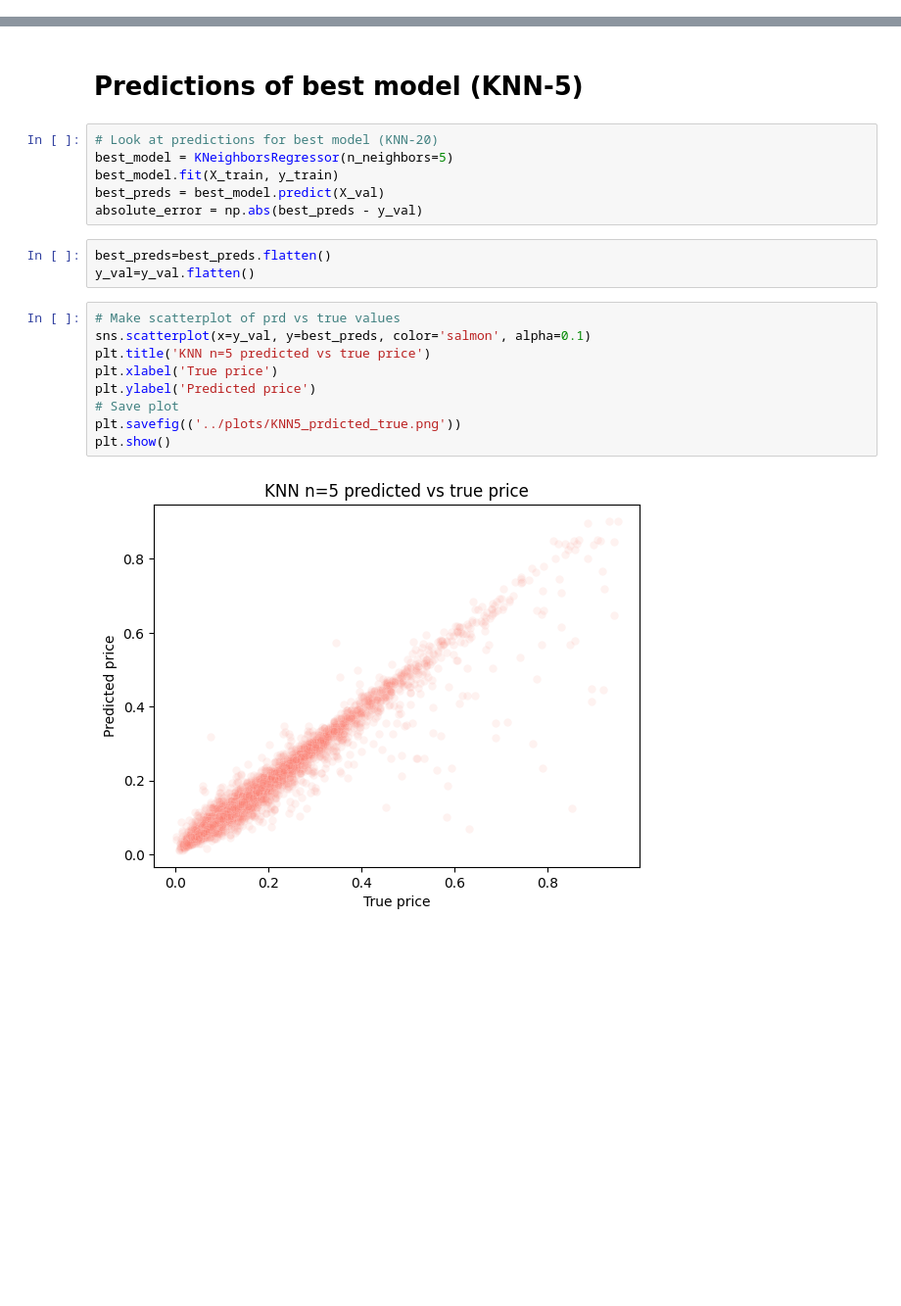
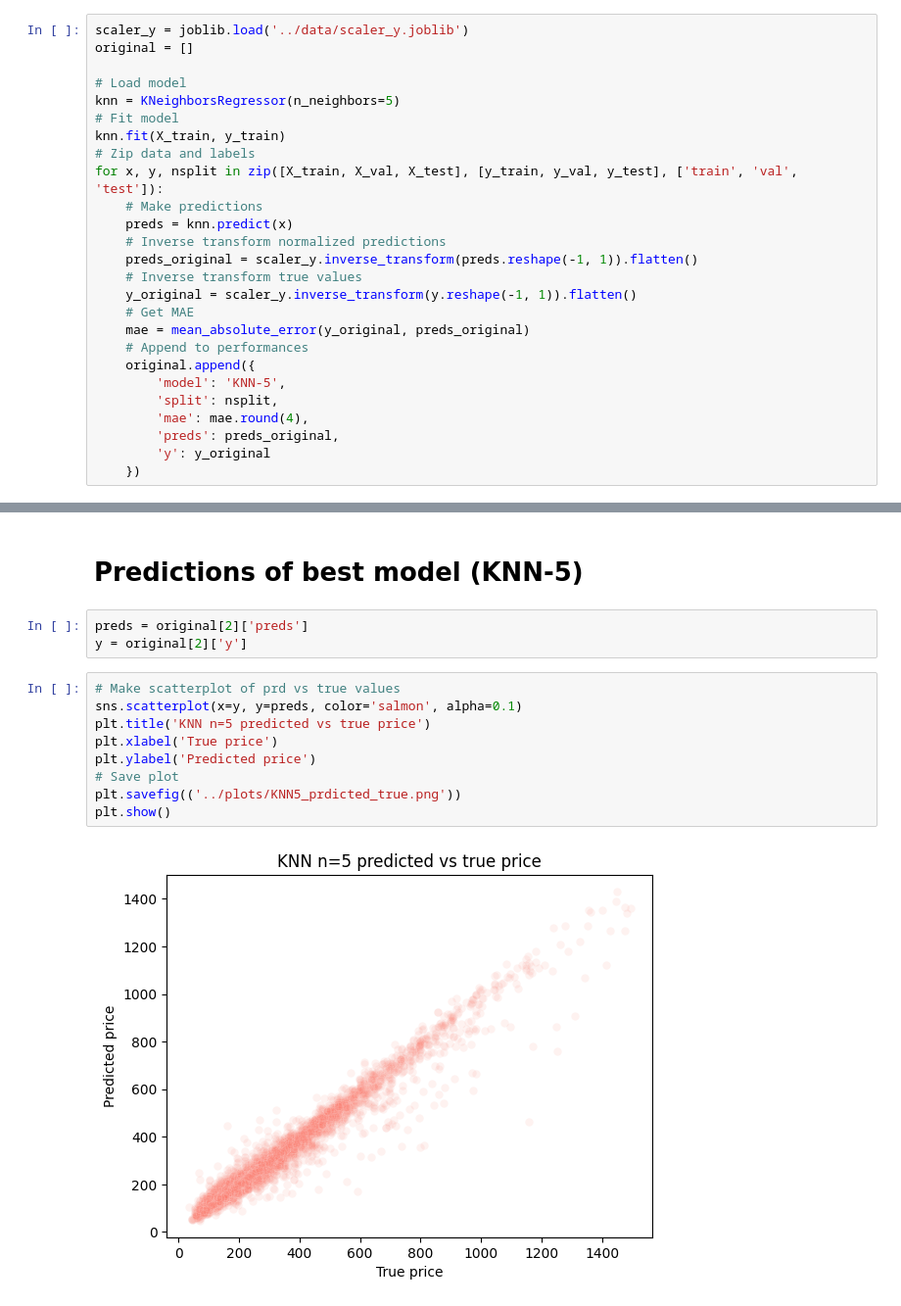
Before and after one commit to AddiH/DataScienceExam, a Jupyter notebook: nbs/base_models.ipynb, the cells around one changed output, grey strips where cells are left out. Shown at 98% size. Cells and saved outputs as stored; diff of their text form; blank space fills up the shorter version.

```diff
--- a/nbs/base_models.ipynb
+++ b/nbs/base_models.ipynb
@@ -175,0 +179,26 @@ plt.show()
+# %%
+scaler_y = joblib.load('../data/scaler_y.joblib')
+original = []
+
+# Load model
+knn = KNeighborsRegressor(n_neighbors=5)
+# Fit model
+knn.fit(X_train, y_train)
+# Zip data and labels
+for x, y, nsplit in zip([X_train, X_val, X_test], [y_train, y_val, y_test], ['train', 'val', 'test']):
+    # Make predictions
+    preds = knn.predict(x)
+    # Inverse transform normalized predictions
+    preds_original = scaler_y.inverse_transform(preds.reshape(-1, 1)).flatten()
+    # Inverse transform true values
+    y_original = scaler_y.inverse_transform(y.reshape(-1, 1)).flatten()
+    # Get MAE
+    mae = mean_absolute_error(y_original, preds_original)
+    # Append to performances
+    original.append({
+        'model': 'KNN-5',
+        'split': nsplit,
+        'mae': mae.round(4),
+        'preds': preds_original,
+        'y': y_original
+    })
@@ -203,22 +231,16 @@ KNN-5      | test  | 0.0130
 # %% [markdown]
 # Predictions of best model (KNN-5)
-# %%
-# Look at predictions for best model (KNN-20)
-best_model = KNeighborsRegressor(n_neighbors=5)
-best_model.fit(X_train, y_train)
-best_preds = best_model.predict(X_val)
-absolute_error = np.abs(best_preds - y_val)
-# %%
-best_preds=best_preds.flatten()
-y_val=y_val.flatten()
+# %%
+preds = original[2]['preds']
+y = original[2]['y']
 # %%
 # Make scatterplot of prd vs true values
-sns.scatterplot(x=y_val, y=best_preds, color='salmon', alpha=0.1)
+sns.scatterplot(x=y, y=preds, color='salmon', alpha=0.1)
 plt.title('KNN n=5 predicted vs true price')
 plt.xlabel('True price')
 plt.ylabel('Predicted price')
 # Save plot
 plt.savefig(('../plots/KNN5_prdicted_true.png'))
 plt.show()
 # %% [output]
-[figure, old version]
+[figure, new version]
```
Also changed, not shown: parts of 10 cells of this notebook, 2 other files.
